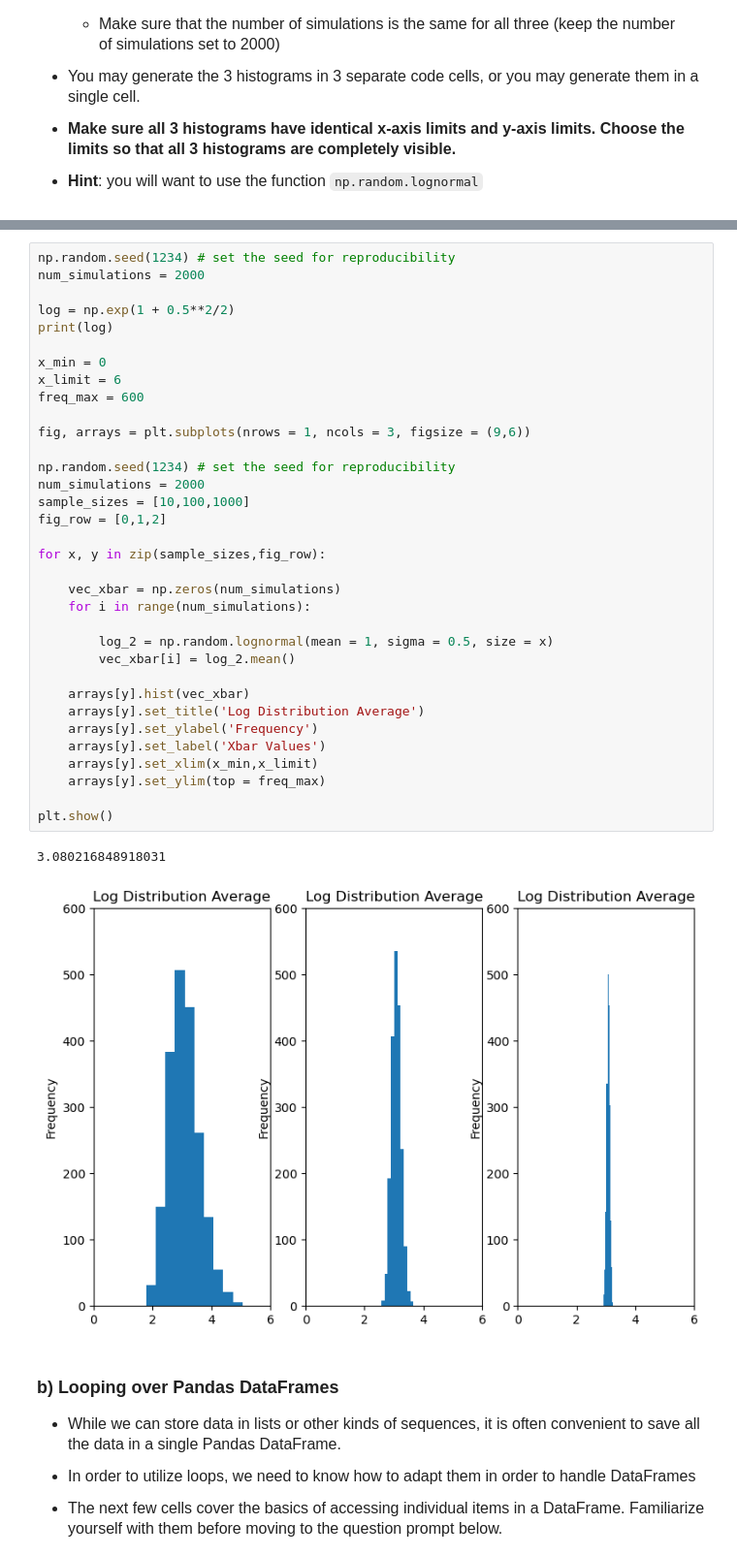
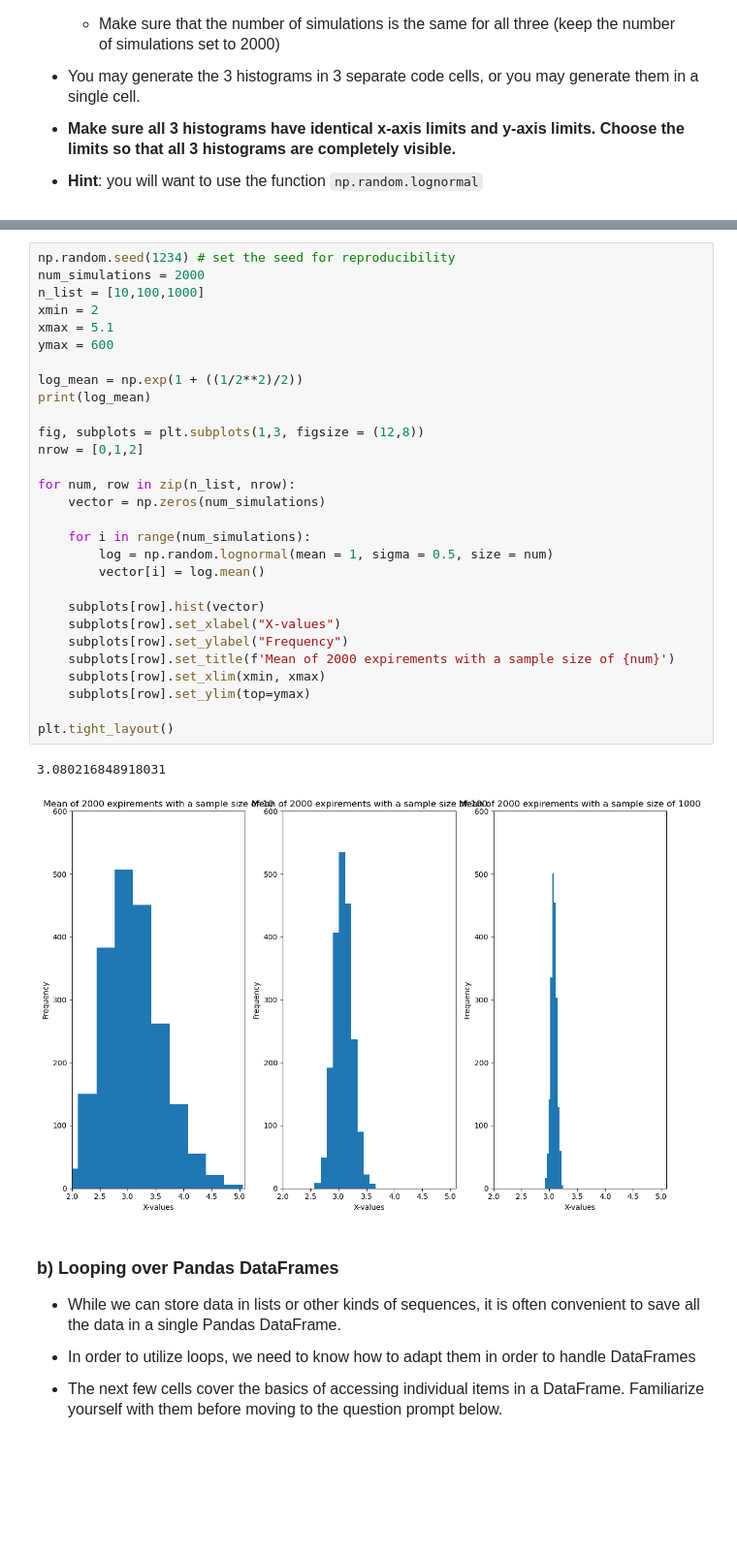
Before and after one commit to bcamargo1/datasci151spring2026, a Jupyter notebook: _assignments/assignment_5/Assignment5.ipynb, the cells around one changed output, grey strips where cells are left out. Shown at 97% size. Cells and saved outputs as stored; diff of their text form; blank space fills up the shorter version.

```diff
--- a/_assignments/assignment_5/Assignment5.ipynb
+++ b/_assignments/assignment_5/Assignment5.ipynb
@@ -50,40 +51,35 @@ import matplotlib.pyplot as plt
 # %%
 np.random.seed(1234) # set the seed for reproducibility
 num_simulations = 2000
+n_list = [10,100,1000]
+xmin = 2
+xmax = 5.1
+ymax = 600
 
-log = np.exp(1 + 0.5**2/2)
-print(log)
+log_mean = np.exp(1 + ((1/2**2)/2))
+print(log_mean)
 
-x_min = 0
-x_limit = 6
-freq_max = 600
+fig, subplots = plt.subplots(1,3, figsize = (12,8))
+nrow = [0,1,2]
 
-fig, arrays = plt.subplots(nrows = 1, ncols = 3, figsize = (9,6))
+for num, row in zip(n_list, nrow):
+    vector = np.zeros(num_simulations)
 
-np.random.seed(1234) # set the seed for reproducibility
-num_simulations = 2000
-sample_sizes = [10,100,1000]
-fig_row = [0,1,2]
+    for i in range(num_simulations):
+        log = np.random.lognormal(mean = 1, sigma = 0.5, size = num)
+        vector[i] = log.mean()
 
-for x, y in zip(sample_sizes,fig_row):
+    subplots[row].hist(vector)
+    subplots[row].set_xlabel("X-values")
+    subplots[row].set_ylabel("Frequency")
+    subplots[row].set_title(f'Mean of 2000 expirements with a sample size of {num}')
+    subplots[row].set_xlim(xmin, xmax)
+    subplots[row].set_ylim(top=ymax)
 
-    vec_xbar = np.zeros(num_simulations)
-    for i in range(num_simulations):
-
-        log_2 = np.random.lognormal(mean = 1, sigma = 0.5, size = x)
-        vec_xbar[i] = log_2.mean()
-
-    arrays[y].hist(vec_xbar)
-    arrays[y].set_title('Log Distribution Average')
-    arrays[y].set_ylabel('Frequency')
-    arrays[y].set_label('Xbar Values')
-    arrays[y].set_xlim(x_min,x_limit)
-    arrays[y].set_ylim(top = freq_max)
-
-plt.show()
+plt.tight_layout()
 # %% [output]
 3.080216848918031
-[figure, old version]
+[figure, new version]
 # %% [markdown]
 ### b) Looping over Pandas DataFrames
 
```
Also changed, not shown: parts of 1 cell of this notebook, 1 other file.
